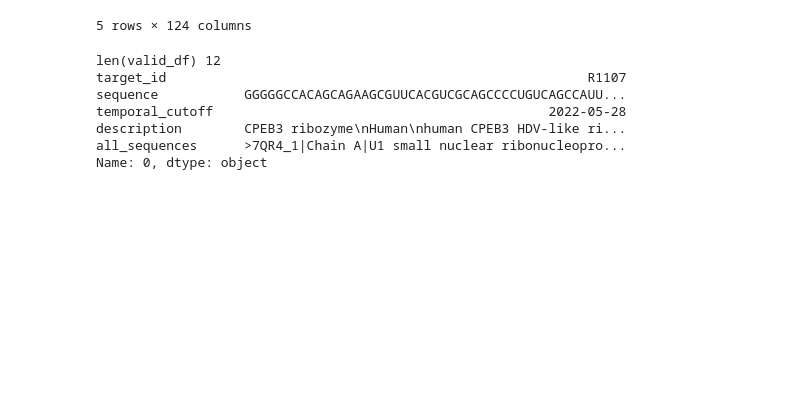
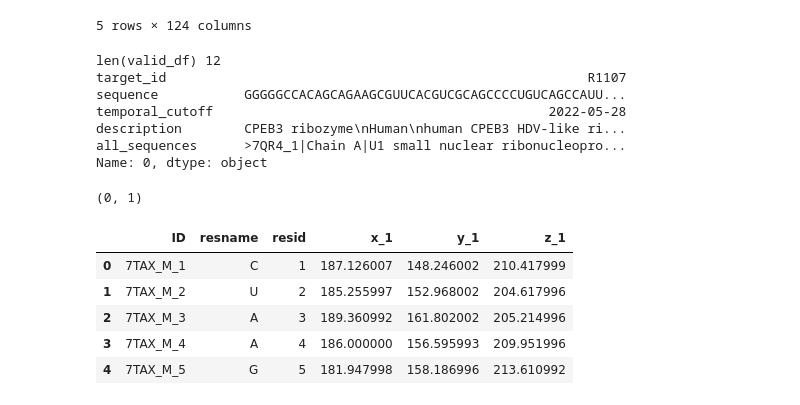
Before and after one commit to tae-yeop/bio_science, a Jupyter notebook: structure_prediction/rna_folding_kaggle/practice.ipynb, the cells around one changed output. Saved outputs shown, nothing was run; the diff lists cells and outputs as text; code cells hidden in the pictures; blank space fills up the shorter version.

```diff
--- a/structure_prediction/rna_folding_kaggle/practice.ipynb
+++ b/structure_prediction/rna_folding_kaggle/practice.ipynb
@@ -60,0 +69,4 @@ DEVICE='cuda'
+# %%
+tokens['A'], tokens['B']
+# %% [output]
+(0, 1)
@@ -60,0 +79,9 @@ DEVICE='cuda'
+# %%
+train_labels.head()
+# %% [output]
+|  | ID | resname | resid | x_1 | y_1 | z_1 |
+| 0 | 7TAX_M_1 | C | 1 | 187.126007 | 148.246002 | 210.417999 |
+| 1 | 7TAX_M_2 | U | 2 | 185.255997 | 152.968002 | 204.617996 |
+| 2 | 7TAX_M_3 | A | 3 | 189.360992 | 161.802002 | 205.214996 |
+| 3 | 7TAX_M_4 | A | 4 | 186.000000 | 156.595993 | 209.951996 |
+| 4 | 7TAX_M_5 | G | 5 | 181.947998 | 158.186996 | 213.610992 |
```
Also changed, not shown: parts of 47 cells of this notebook, 15 other files.
